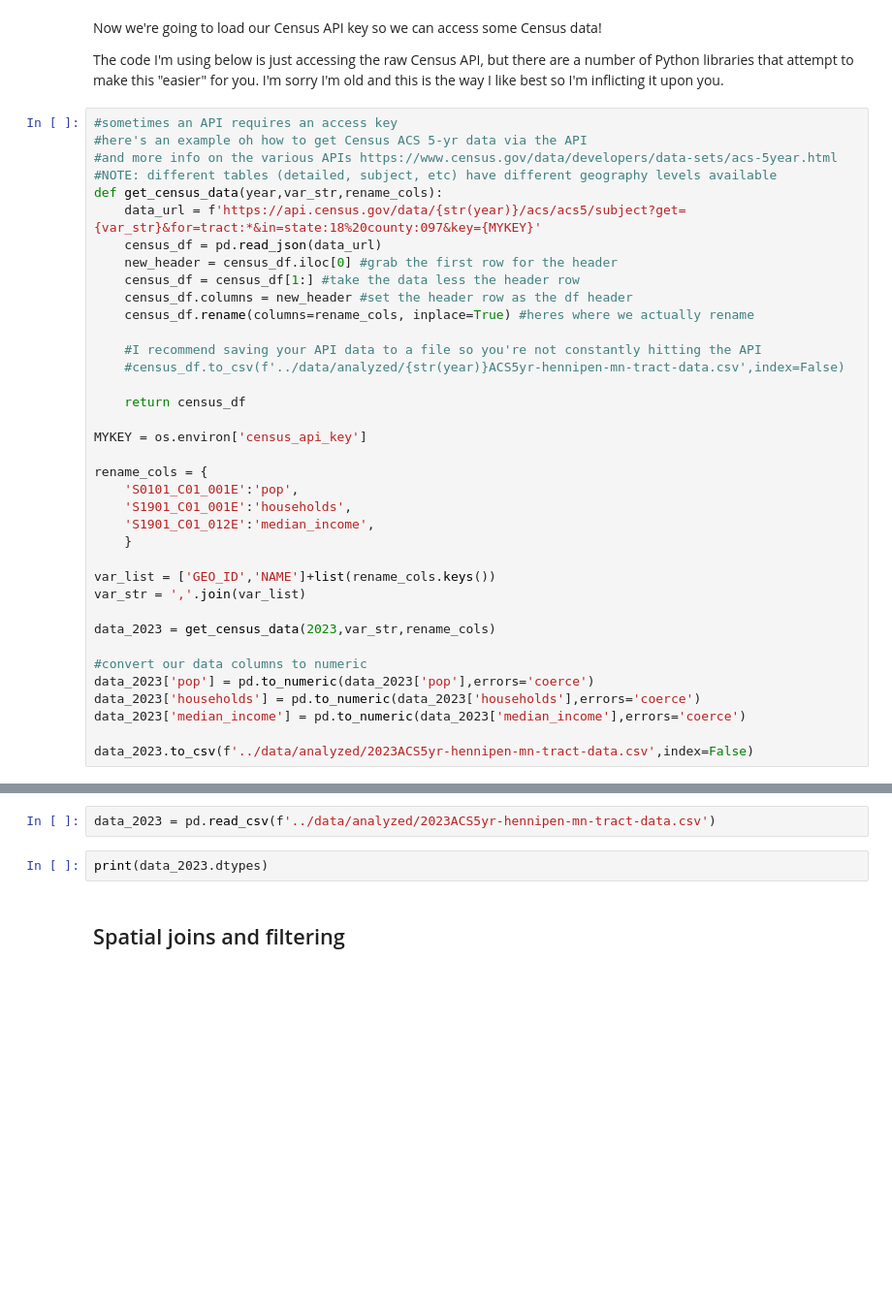
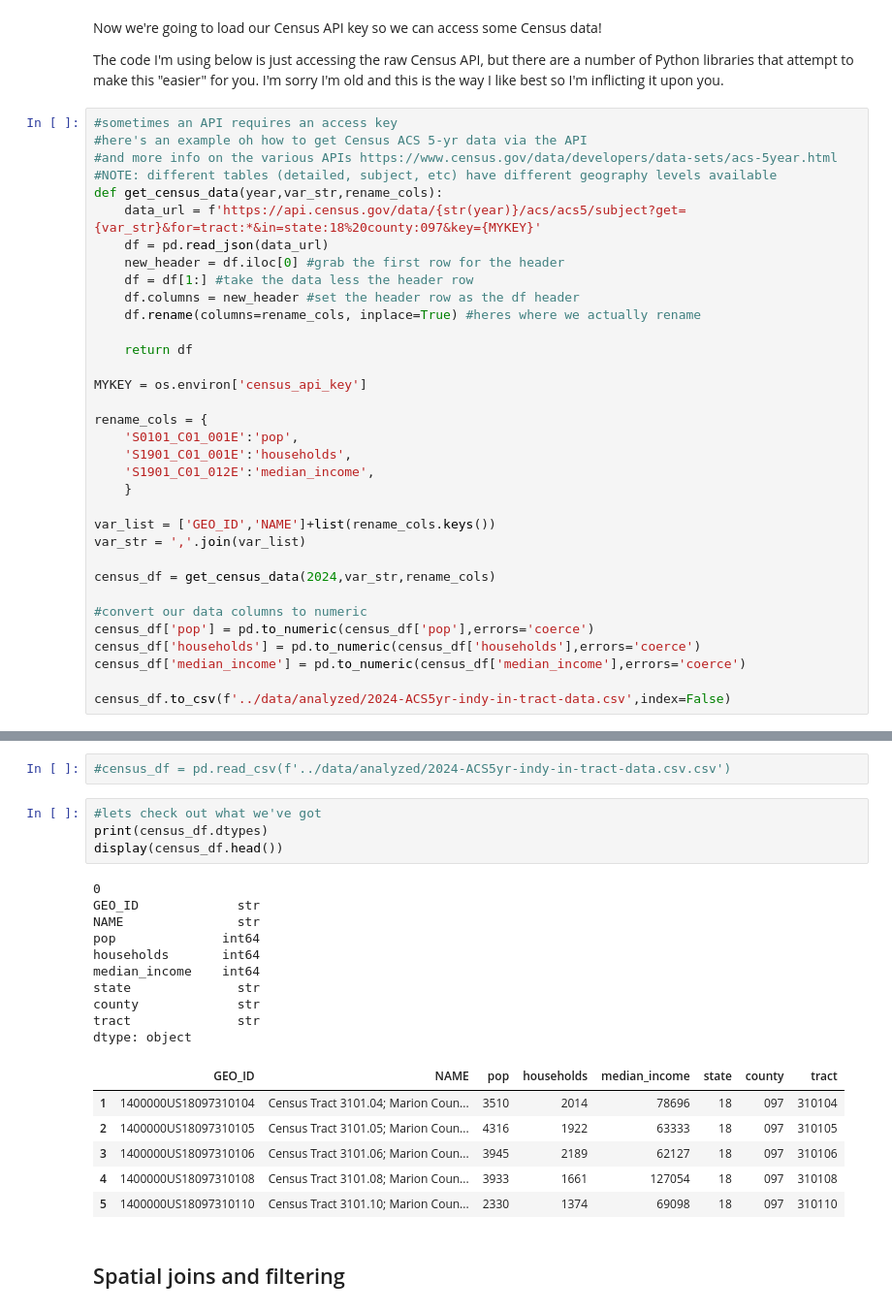
Before and after one commit to akanik/nicar26-scripted-mapping, a Jupyter notebook: code/python-mapping.ipynb, the cells around one changed output, grey strips where cells are left out. Shown at 97% size. Saved outputs shown, nothing was run; the diff lists cells and outputs as text; blank space fills up the shorter version.

Commit message:
update with indy data

```diff
--- a/code/python-mapping.ipynb
+++ b/code/python-mapping.ipynb
@@ -128,16 +140,13 @@ The code I'm using below is just accessing the raw Census API, but there are a n
 #NOTE: different tables (detailed, subject, etc) have different geography levels available
 def get_census_data(year,var_str,rename_cols):
     data_url = f'https://api.census.gov/data/{str(year)}/acs/acs5/subject?get={var_str}&for=tract:*&in=state:18%20county:097&key={MYKEY}'
-    census_df = pd.read_json(data_url)
-    new_header = census_df.iloc[0] #grab the first row for the header
-    census_df = census_df[1:] #take the data less the header row
-    census_df.columns = new_header #set the header row as the df header
-    census_df.rename(columns=rename_cols, inplace=True) #heres where we actually rename
+    df = pd.read_json(data_url)
+    new_header = df.iloc[0] #grab the first row for the header
+    df = df[1:] #take the data less the header row
+    df.columns = new_header #set the header row as the df header
+    df.rename(columns=rename_cols, inplace=True) #heres where we actually rename
 
-    #I recommend saving your API data to a file so you're not constantly hitting the API
-    #census_df.to_csv(f'../data/analyzed/{str(year)}ACS5yr-hennipen-mn-tract-data.csv',index=False)
-
-    return census_df
+    return df
 
 MYKEY = os.environ['census_api_key']
 
@@ -150,11 +159,11 @@ rename_cols = {
 var_list = ['GEO_ID','NAME']+list(rename_cols.keys())
 var_str = ','.join(var_list)
 
-data_2023 = get_census_data(2023,var_str,rename_cols)
+census_df = get_census_data(2024,var_str,rename_cols)
 
 #convert our data columns to numeric
-data_2023['pop'] = pd.to_numeric(data_2023['pop'],errors='coerce')
-data_2023['households'] = pd.to_numeric(data_2023['households'],errors='coerce')
-data_2023['median_income'] = pd.to_numeric(data_2023['median_income'],errors='coerce')
+census_df['pop'] = pd.to_numeric(census_df['pop'],errors='coerce')
+census_df['households'] = pd.to_numeric(census_df['households'],errors='coerce')
+census_df['median_income'] = pd.to_numeric(census_df['median_income'],errors='coerce')
 
-data_2023.to_csv(f'../data/analyzed/2023ACS5yr-hennipen-mn-tract-data.csv',index=False)
+census_df.to_csv(f'../data/analyzed/2024-ACS5yr-indy-in-tract-data.csv',index=False)
@@ -163,6 +180,25 @@ If you were NOT able to get an API key, you can import the `data_2023` data usin
 # %%
-data_2023 = pd.read_csv(f'../data/analyzed/2023ACS5yr-hennipen-mn-tract-data.csv')
+#census_df = pd.read_csv(f'../data/analyzed/2024-ACS5yr-indy-in-tract-data.csv.csv')
-# %%
-print(data_2023.dtypes)
+# %%
+#lets check out what we've got
+print(census_df.dtypes)
+display(census_df.head())
+# %% [output]
+0
+GEO_ID             str
+NAME               str
+pop              int64
+households       int64
+median_income    int64
+state              str
+county             str
+tract              str
+dtype: object
+|  | GEO_ID | NAME | pop | households | median_income | state | county | tract |
+| 1 | 1400000US18097310104 | Census Tract 3101.04; Marion Coun... | 3510 | 2014 | 78696 | 18 | 097 | 310104 |
+| 2 | 1400000US18097310105 | Census Tract 3101.05; Marion Coun... | 4316 | 1922 | 63333 | 18 | 097 | 310105 |
+| 3 | 1400000US18097310106 | Census Tract 3101.06; Marion Coun... | 3945 | 2189 | 62127 | 18 | 097 | 310106 |
+| 4 | 1400000US18097310108 | Census Tract 3101.08; Marion Coun... | 3933 | 1661 | 127054 | 18 | 097 | 310108 |
+| 5 | 1400000US18097310110 | Census Tract 3101.10; Marion Coun... | 2330 | 1374 | 69098 | 18 | 097 | 310110 |
 # %% [markdown]
 ## Spatial joins and filtering
```
Also changed, not shown: parts of 27 cells of this notebook, 6 other files.
